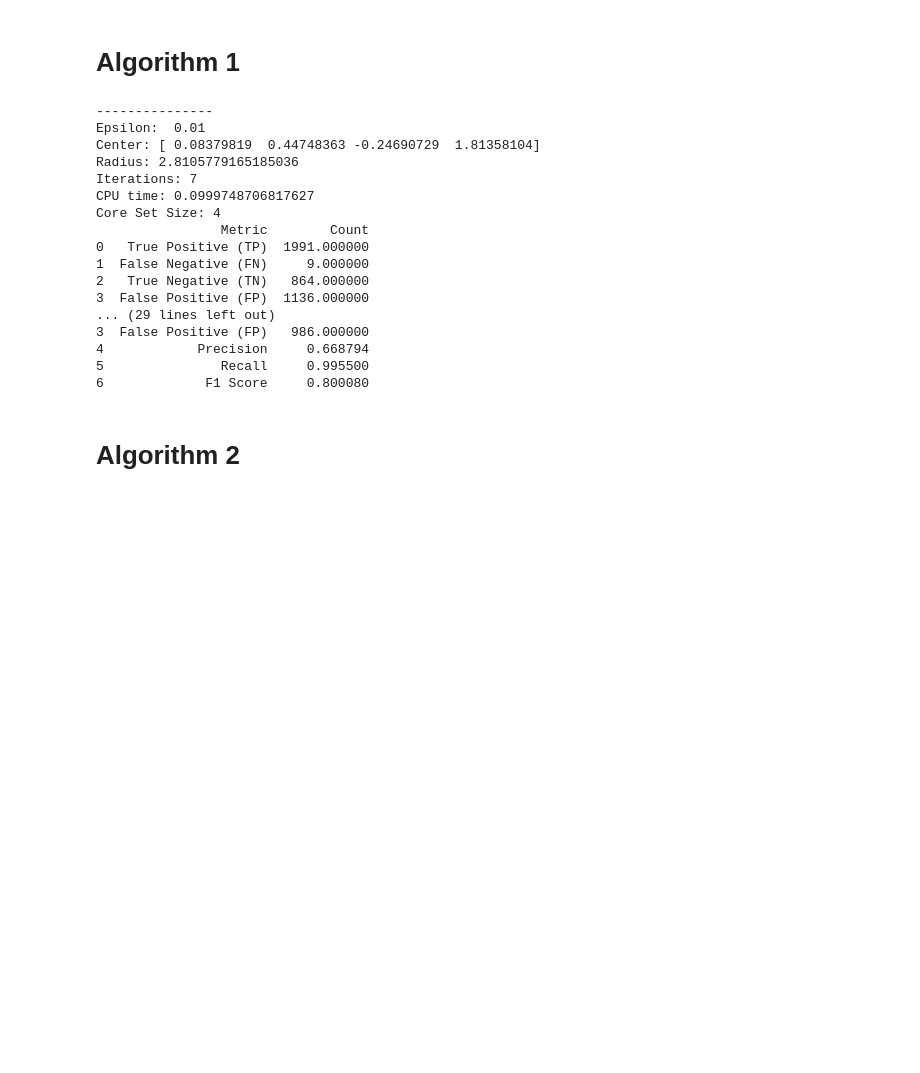
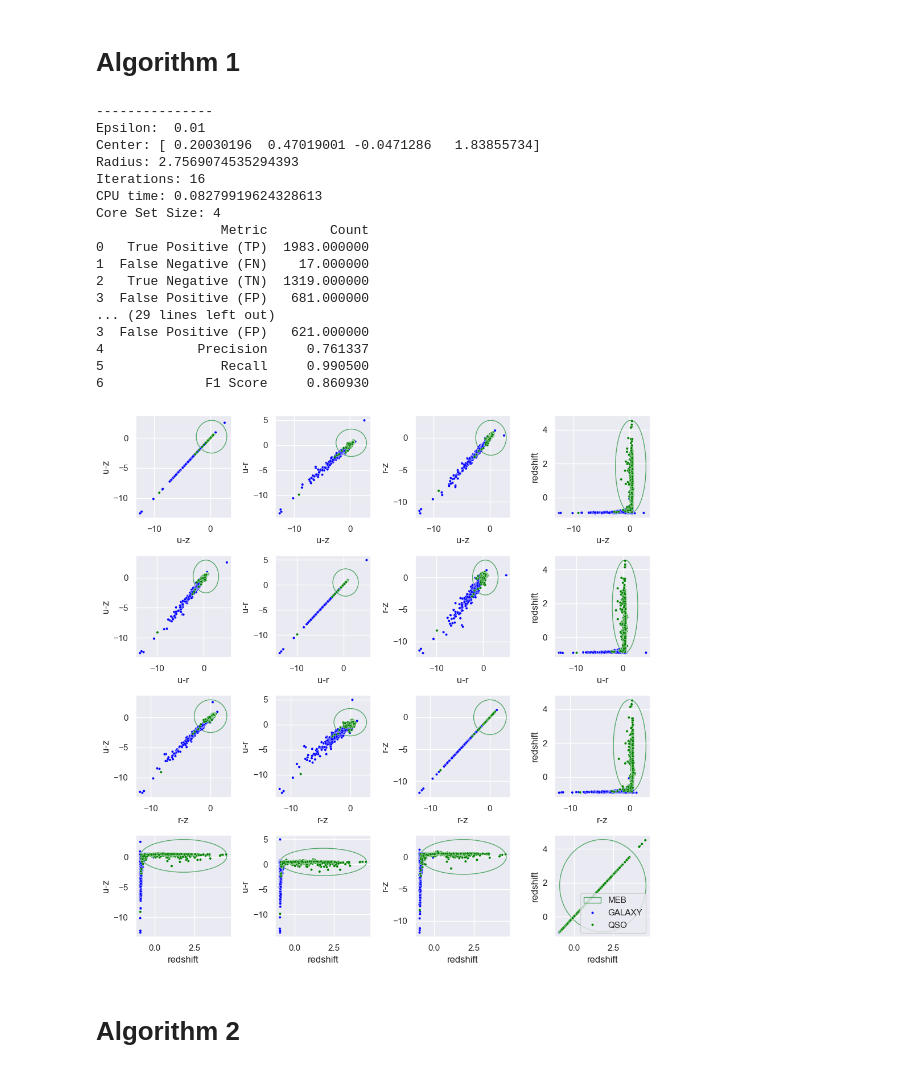
Before and after one commit to joanorePD/Astronomical_Anomaly_Detection_with_MEB, a Jupyter notebook: SSDS_Quasar-Galaxy.ipynb, the cells around one changed output. Saved outputs shown, nothing was run; the diff lists cells and outputs as text; code cells hidden in the pictures; blank space fills up the shorter version.

```diff
--- a/SSDS_Quasar-Galaxy.ipynb
+++ b/SSDS_Quasar-Galaxy.ipynb
@@ -63,7 +91,7 @@ display(qso_g_df_norm.head())
 # %%
 train_set = qso_g_df_norm[qso_g_df_norm['type'] == 'QSO']
 
-outliers = train_set[(np.abs(stats.zscore(train_set[pred_columns_qso_g])) > 0.5).all(axis=1)]
+outliers = train_set[(np.abs(stats.zscore(train_set[pred_columns_qso_g])) > 0.2).all(axis=1)]
 train_set = train_set[~train_set.isin(outliers)].dropna()
 # %% [markdown]
 # Algorithm 1
@@ -83,21 +111,60 @@ for epsilon in [0.01, 0.001, 0.0001]:
 # %% [output]
 ---------------
 Epsilon:  0.01
-Center: [ 0.08379819  0.44748363 -0.24690729  1.81358104]
-Radius: 2.8105779165185036
-Iterations: 7
-CPU time: 0.0999748706817627
+Center: [ 0.20030196  0.47019001 -0.0471286   1.83855734]
+Radius: 2.7569074535294393
+Iterations: 16
+CPU time: 0.08279919624328613
 Core Set Size: 4
                 Metric        Count
-0   True Positive (TP)  1991.000000
-1  False Negative (FN)     9.000000
-2   True Negative (TN)   864.000000
-3  False Positive (FP)  1136.000000
+0   True Positive (TP)  1983.000000
+1  False Negative (FN)    17.000000
+2   True Negative (TN)  1319.000000
+3  False Positive (FP)   681.000000
 ... (29 lines left out)
-3  False Positive (FP)   986.000000
-4            Precision     0.668794
-5               Recall     0.995500
-6             F1 Score     0.800080
+3  False Positive (FP)   621.000000
+4            Precision     0.761337
+5               Recall     0.990500
+6             F1 Score     0.860930
+# %%
+import seaborn as sns
+import matplotlib.pyplot as plt
+
+# Assuming dwarfs is your DataFrame and c, r are defined
+
+# Set seaborn style
+sns.set(style="darkgrid")
+
+# Create a scatter plot grid using Seaborn
+fig, axs = plt.subplots(len(pred_columns_qso_g), len(pred_columns_qso_g), figsize=(10, 10))
+
+# Loop through each pair of columns
+for i in range(len(pred_columns_qso_g)):
+    for j in range(len(pred_columns_qso_g)):
+        ax = axs[i, j]
+        ax.cla()
+
+        # Add the MEB circle
+        circle = plt.Circle(tuple(c[[i, j]]), r, color='g', fill=False, label='MEB')
+        ax.add_patch(circle)
+
+        # Use Seaborn's scatterplot for improved aesthetics
+        sns.scatterplot(data=qso_g_df_norm, x=pred_columns_qso_g[i], y=pred_columns_qso_g[j], hue='type',
+                        palette={'QSO': 'green', 'GALAXY': 'blue'}, s=10, ax=ax)
+
+        ax.set_xlabel(pred_columns_qso_g[i])
+        ax.set_ylabel(pred_columns_qso_g[j])
+
+        ax.get_legend().remove()
+
+# Adjust layout
+plt.tight_layout()
+
+plt.legend(loc='lower right')
+# Display the plot
+plt.show()
+# %% [output]
+[figure, added]
 # %% [markdown]
 # Algorithm 2
 # %%
```
Also changed, not shown: parts of 3 cells of this notebook, 4 other files.
